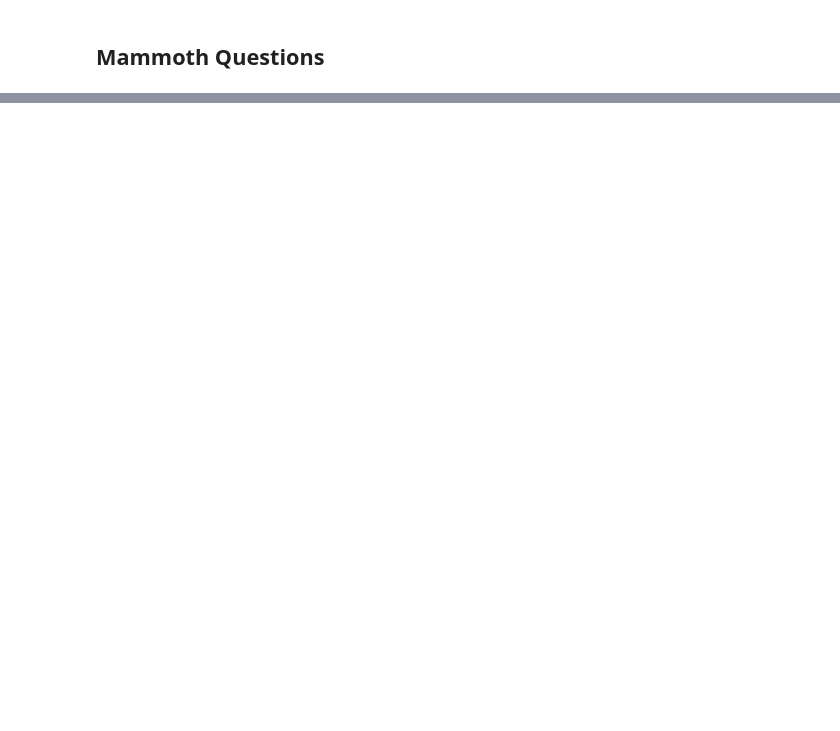
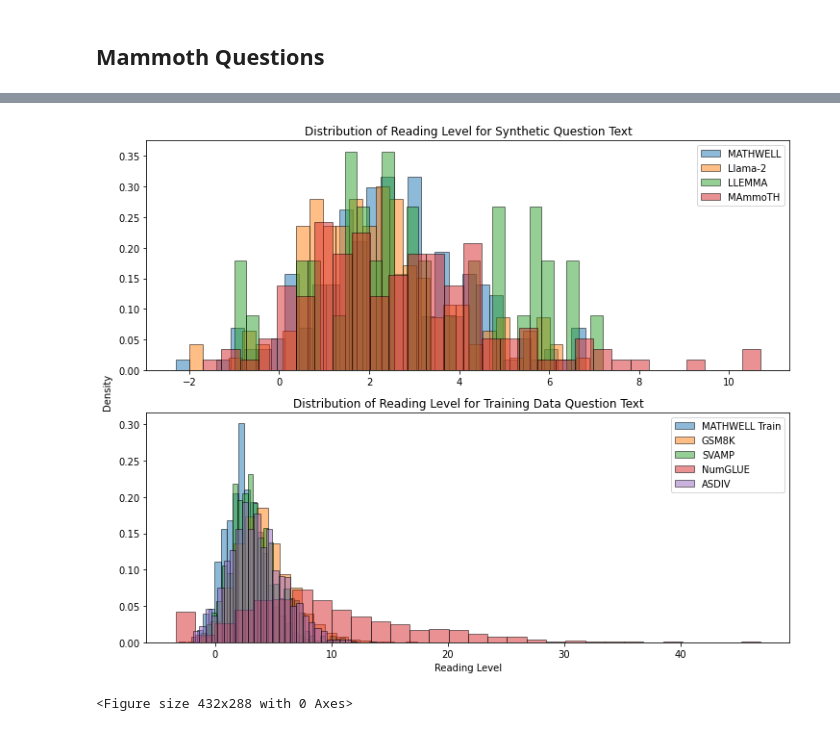
Before and after one commit to bryanchrist/llama2-70b, a Jupyter notebook: reading_level.ipynb, the cells around one changed output, grey strips where cells are left out. Drawn from its saved outputs; the diff is of its cells as text; code cells hidden in the pictures; blank space fills up the shorter version.

```diff
--- a/reading_level.ipynb
+++ b/reading_level.ipynb
@@ -232,0 +217,32 @@ print(fk.grade_level)
+# %%
+# Create a figure with two subplots (2 rows, 1 column)
+fig, axs = plt.subplots(nrows=2, ncols=1, figsize=(10, 8))
+
+# Plot the first histogram on the top subplot
+axs[0].hist(mathwell_good_grades, bins=30, alpha=0.5, label='MATHWELL', edgecolor='black', density=True)
+axs[0].hist(llama_good_grades, bins=30, alpha=0.5, label='Llama-2', edgecolor='black', density=True)
+axs[0].hist(llema_good_grades, bins=30, alpha=0.5, label='LLEMMA', edgecolor='black', density=True)
+axs[0].hist(mammoth_good_grades, bins=30, alpha=0.5, label='MAmmoTH', edgecolor='black', density=True)
+axs[0].legend()
+axs[0].set_title('Distribution of Reading Level for Synthetic Question Text')
+
+# Plot the second histogram on the bottom subplot
+axs[1].hist(mathwell_train_grades, bins=30, alpha=0.5, label='MATHWELL Train', edgecolor='black', density=True)
+axs[1].hist(gsm8k_grades, bins=30, alpha=0.5, label='GSM8K', edgecolor='black', density=True)
+axs[1].hist(svamp_grades, bins=30, alpha=0.5, label='SVAMP', edgecolor='black', density=True)
+axs[1].hist(numglue_grades, bins=30, alpha=0.5, label='NumGLUE', edgecolor='black', density=True)
+axs[1].hist(asdiv_grades, bins=30, alpha=0.5, label='ASDIV', edgecolor='black', density=True)
+axs[1].legend()
+axs[1].set_title('Distribution of Reading Level for Training Data Question Text')
+
+# Customize the overall layout
+plt.tight_layout()
+plt.xlabel('Reading Level')
+fig.text(0.0, 0.5, 'Density', ha='center', va='center', rotation='vertical')
+
+# Show the plot
+plt.show()
+plt.savefig('reading_level_his.pgf')
+# %% [output]
+[figure, added]
+<Figure size 432x288 with 0 Axes>
```
Also changed, not shown: parts of 25 cells of this notebook, 3 other files.
